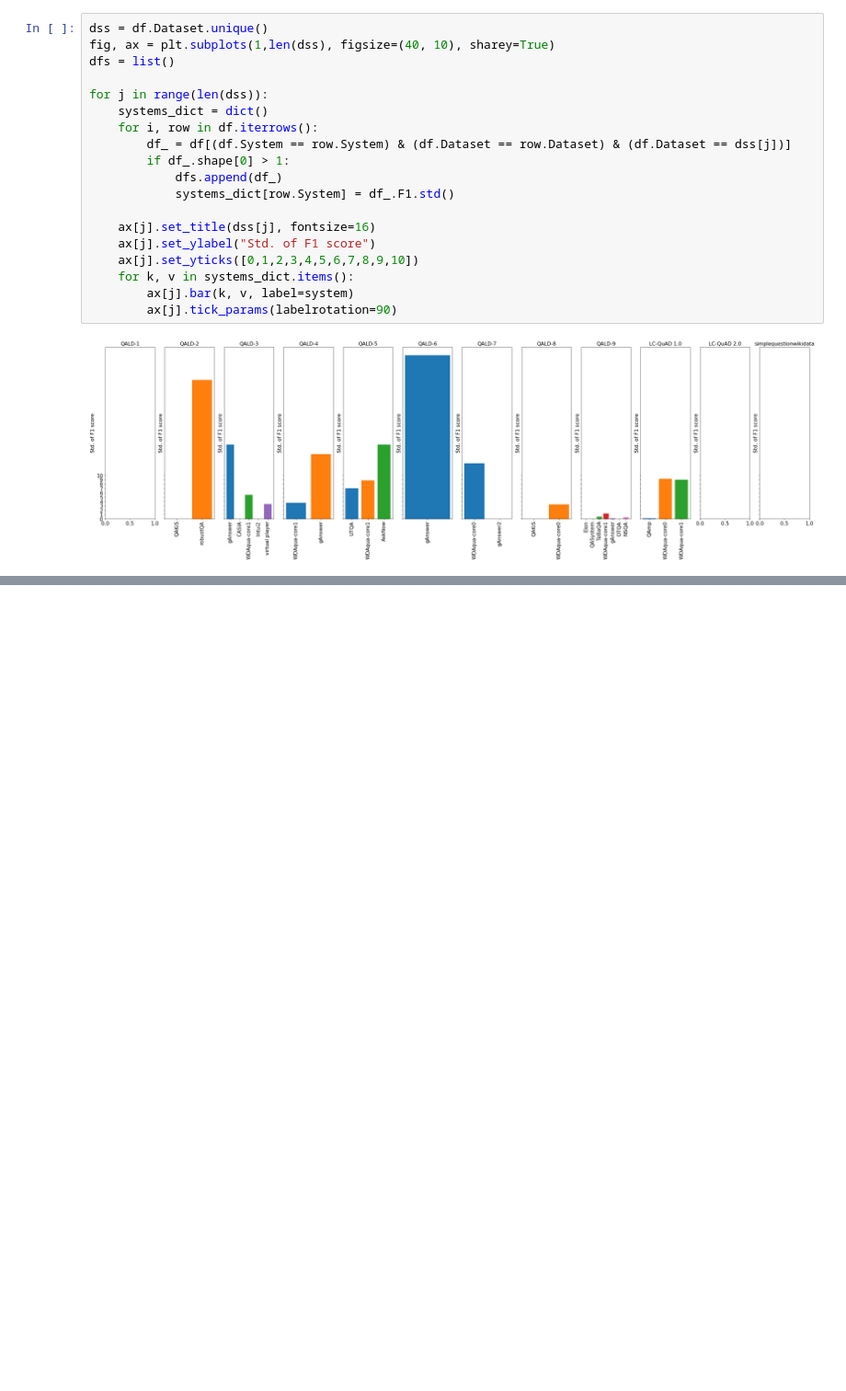
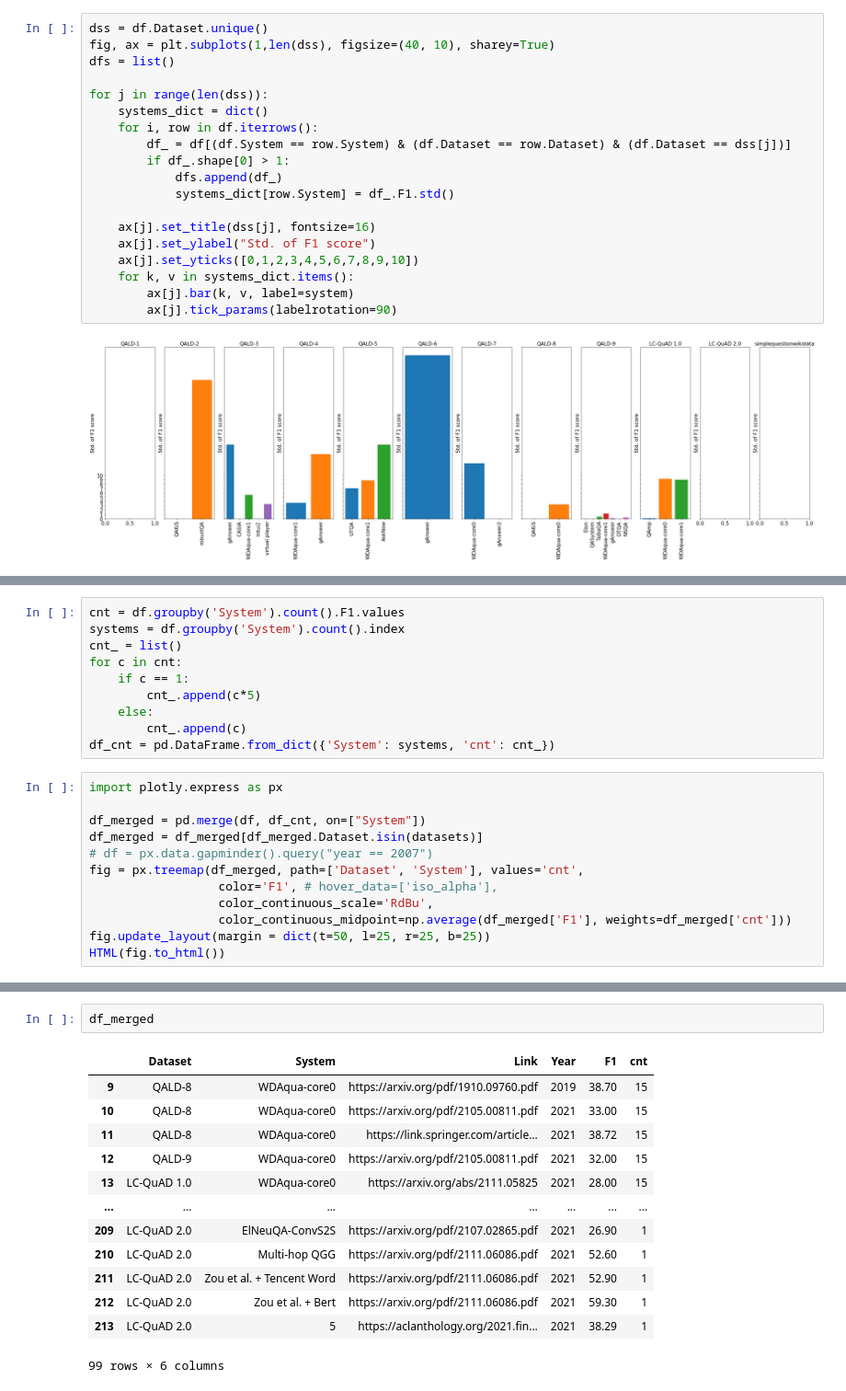
Before and after one commit to KGQA/leaderboard, a Jupyter notebook: notebooks/visualization.ipynb, the cells around one changed output, grey strips where cells are left out. Shown at 92% size. Cells and saved outputs as stored; diff of their text form; blank space fills up the shorter version.

```diff
--- a/notebooks/visualization.ipynb
+++ b/notebooks/visualization.ipynb
@@ -209,0 +207,22 @@ for d in dfs:
+# %%
+cnt = df.groupby('System').count().F1.values
+systems = df.groupby('System').count().index
+cnt_ = list()
+for c in cnt:
+    if c == 1:
+        cnt_.append(c*5)
+    else:
+        cnt_.append(c)
+df_cnt = pd.DataFrame.from_dict({'System': systems, 'cnt': cnt_})
+# %%
+import plotly.express as px
+
+df_merged = pd.merge(df, df_cnt, on=["System"])
+df_merged = df_merged[df_merged.Dataset.isin(datasets)]
+# df = px.data.gapminder().query("year == 2007")
+fig = px.treemap(df_merged, path=['Dataset', 'System'], values='cnt',
+                  color='F1', # hover_data=['iso_alpha'],
+                  color_continuous_scale='RdBu',
+                  color_continuous_midpoint=np.average(df_merged['F1'], weights=df_merged['cnt']))
+fig.update_layout(margin = dict(t=50, l=25, r=25, b=25))
+HTML(fig.to_html())
@@ -209,0 +231,16 @@ for d in dfs:
+# %%
+df_merged
+# %% [output]
+|  | Dataset | System | Link | Year | F1 | cnt |
+| 9 | QALD-8 | WDAqua-core0 | https://arxiv.org/pdf/1910.09760.pdf | 2019 | 38.70 | 15 |
+| 10 | QALD-8 | WDAqua-core0 | https://arxiv.org/pdf/2105.00811.pdf | 2021 | 33.00 | 15 |
+| 11 | QALD-8 | WDAqua-core0 | https://link.springer.com/article... | 2021 | 38.72 | 15 |
+| 12 | QALD-9 | WDAqua-core0 | https://arxiv.org/pdf/2105.00811.pdf | 2021 | 32.00 | 15 |
+| 13 | LC-QuAD 1.0 | WDAqua-core0 | https://arxiv.org/abs/2111.05825 | 2021 | 28.00 | 15 |
+| ... | ... | ... | ... | ... | ... | ... |
+| 209 | LC-QuAD 2.0 | ElNeuQA-ConvS2S | https://arxiv.org/pdf/2107.02865.pdf | 2021 | 26.90 | 1 |
+| 210 | LC-QuAD 2.0 | Multi-hop QGG | https://arxiv.org/pdf/2111.06086.pdf | 2021 | 52.60 | 1 |
+| 211 | LC-QuAD 2.0 | Zou et al. + Tencent Word | https://arxiv.org/pdf/2111.06086.pdf | 2021 | 52.90 | 1 |
+| 212 | LC-QuAD 2.0 | Zou et al. + Bert | https://arxiv.org/pdf/2111.06086.pdf | 2021 | 59.30 | 1 |
+| 213 | LC-QuAD 2.0 | 5 | https://aclanthology.org/2021.fin... | 2021 | 38.29 | 1 |
+99 rows × 6 columns
```
Also changed, not shown: parts of 9 cells of this notebook, 3 other files.
